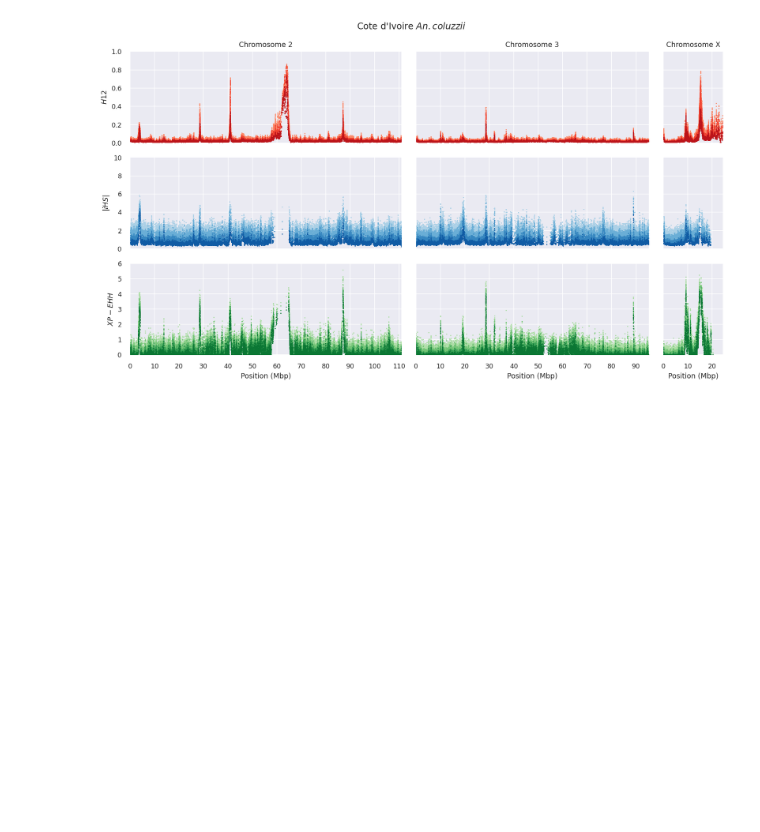
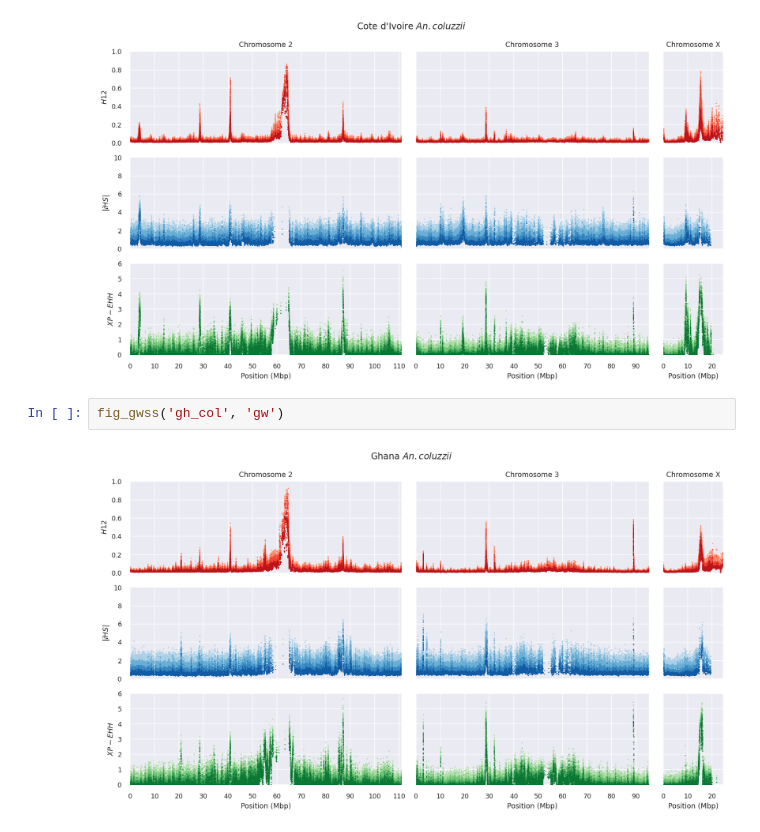
Before and after one commit to alimanfoo/shiny-train, a Jupyter notebook: notebooks/gwss-artwork.ipynb, the cells around one changed output. Cells and saved outputs as stored; diff of their text form; blank space fills up the shorter version.

Commit message:
wip plotting

```diff
--- a/notebooks/gwss-artwork.ipynb
+++ b/notebooks/gwss-artwork.ipynb
@@ -276,3 +276,7 @@ fig_gwss('bf_col', 'gw')
 fig_gwss('ci_col', 'gw')
 # %% [output]
 [figure]
+# %%
+fig_gwss('gh_col', 'gw')
+# %% [output]
+[figure, added]
```
Also changed, not shown: parts of 1 cell of this notebook.
